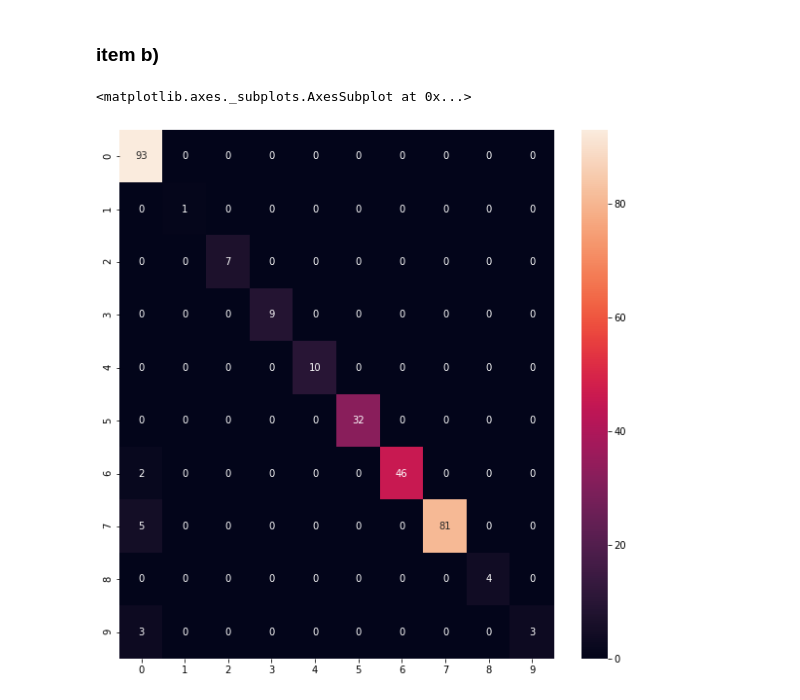
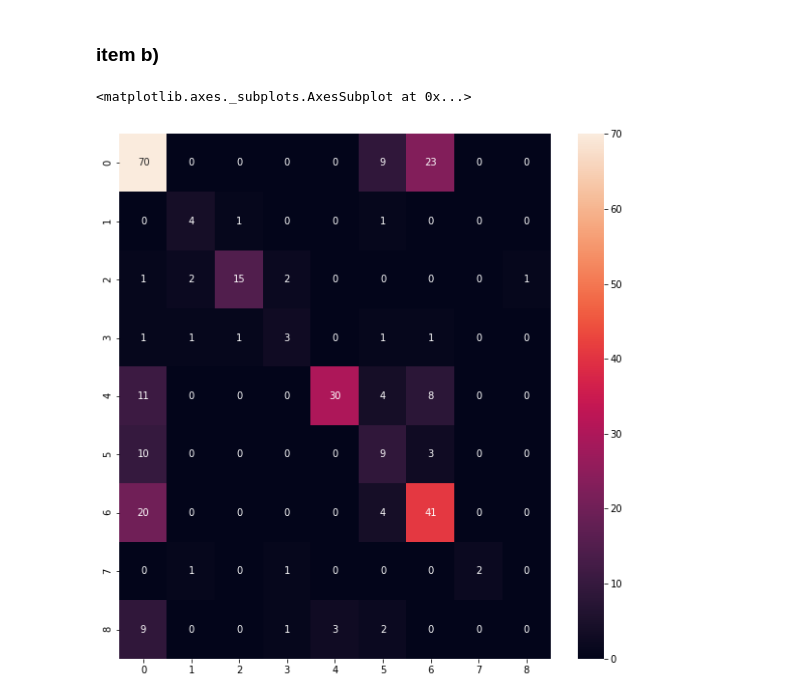
Before and after one commit to johnnyy/ML-EQUIPE-6, a Jupyter notebook: Questao2/parzen_window.ipynb, the cells around one changed output. Drawn from its saved outputs; the diff is of its cells as text; code cells hidden in the pictures.

```diff
--- a/Questao2/parzen_window.ipynb
+++ b/Questao2/parzen_window.ipynb
@@ -74,7 +74,7 @@ def p_estimate_parzen_window(x,h,X,y):
 
 x = np.array([0.58, 0.61, 0.47, 0.13, 0.5, 0.0, 0.48, 0.22])
 
-h = 1
+h = 0.1
 
 print(p_estimate_parzen_window(x,h,X,y))
 # %% [output]
@@ -198,0 +141,36 @@ Score do parzen: 0.9662162162162162
+# %%
+from sklearn.model_selection import train_test_split
+from sklearn.metrics import accuracy_score
+from sklearn.model_selection import KFold
+
+parameter_h = []
+accuracy = []
+
+X_train, X_val, y_train, y_val = train_test_split(X, y, test_size=0.2, random_state=42)
+
+for h in np.linspace(0.01, 0.3, num=10):
+
+  parzen_classifier = Parzen(h)
+  parzen_predict = parzen_classifier.predict(X_val,X_train,y_train)
+
+  parameter_h.append([accuracy_score(y_val, parzen_predict),h])
+
+h = max(parameter_h)[1]
+
+print("Best h:",h)
+
+kf = KFold(n_splits=5)
+
+for train_index, test_index in kf.split(X):
+
+  X_train, X_test = X[train_index], X[test_index]
+  y_train, y_test = y[train_index], y[test_index]
+
+  parzen_classifier = Parzen(h)
+  parzen_predict = parzen_classifier.predict(X_test,X_train,y_train)
+
+  accuracy.append(accuracy_score(y_test, parzen_predict))
+
+  print("accuracy: ",accuracy_score(y_test, parzen_predict))
+
+print("Mean accuracy: ",sum(accuracy)/len(accuracy))
@@ -201,19 +187,19 @@ Score do parzen: 0.9662162162162162
 # %%
 from sklearn.linear_model import LogisticRegression
 from sklearn.metrics import confusion_matrix
 from sklearn.metrics import classification_report
 import matplotlib.pyplot as plt
 
 fig, ax = plt.subplots(figsize=(10,10))
 
-cf_matrix = confusion_matrix(Y_test, predict_parzen)
+cf_matrix = confusion_matrix(y_test, parzen_predict)
 
 import seaborn as sns
 
 sns.heatmap(cf_matrix, annot=True)
 # %% [output]
 <matplotlib.axes._subplots.AxesSubplot at 0x...>
-[figure, old version]
+[figure, new version]
 # %%
 fig, ax = plt.subplots(figsize=(10,10))
 
```
Also changed, not shown: parts of 7 cells of this notebook, 1 other file.
